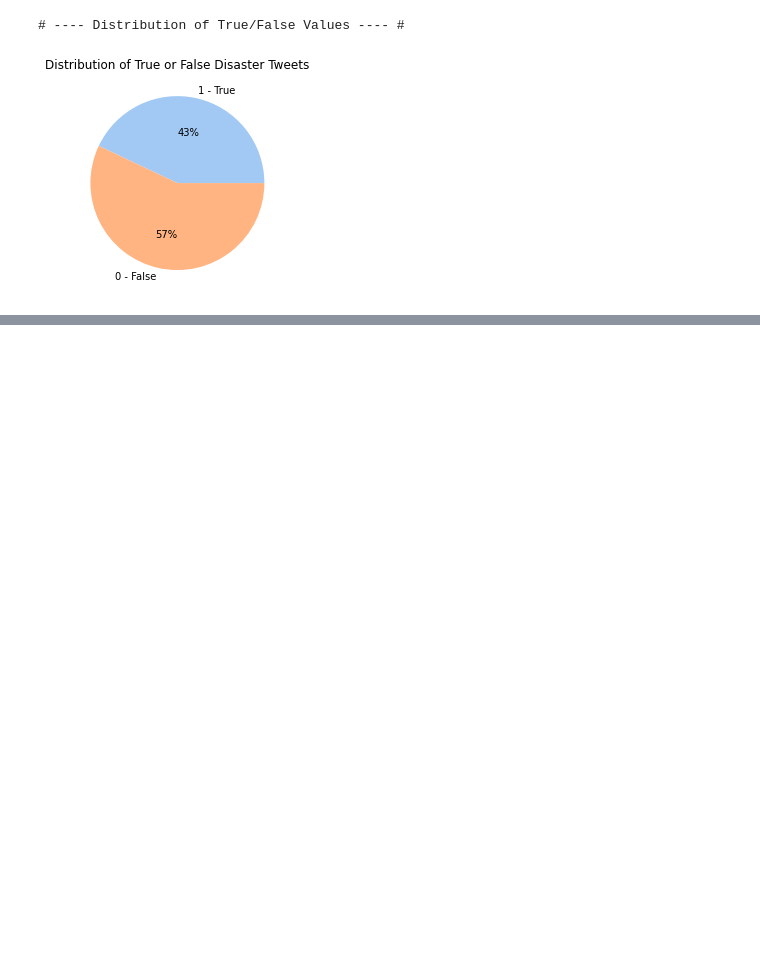
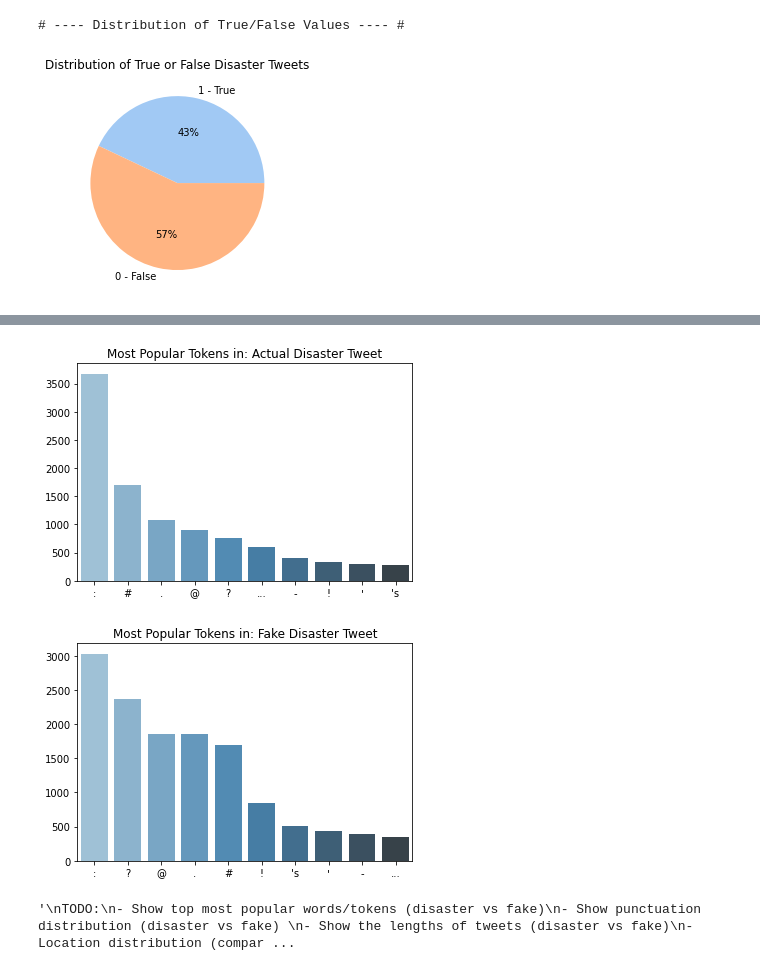
Before and after one commit to tenzinmigmar/disaster-tweet-text-classification, a Jupyter notebook: exploration_and_visualization.ipynb, the cells around one changed output, grey strips where cells are left out. Drawn from its saved outputs; the diff is of its cells as text; code cells hidden in the pictures; blank space fills up the shorter version.

```diff
--- a/exploration_and_visualization.ipynb
+++ b/exploration_and_visualization.ipynb
@@ -51,0 +89,9 @@ TypeError: fit_transform() missing 1 required positional argument: 'raw_document
+# %%
+real_punct_tokens = create_tokens(df_real, "punct")
+fake_punct_tokens = create_tokens(df_fake, "punct")
+
+most_popular(real_punct_tokens, "Actual Disaster Tweet")
+most_popular(fake_punct_tokens, "Fake Disaster Tweet")
+# %% [output]
+[figure, added]
+[figure, added]
@@ -51,0 +107,11 @@ TypeError: fit_transform() missing 1 required positional argument: 'raw_document
+# %%
+"""
+TODO:
+- Show top most popular words/tokens (disaster vs fake)
+- Show punctuation distribution (disaster vs fake)
+- Show the lengths of tweets (disaster vs fake)
+- Location distribution (compare disaster vs fake)
+- Keyword distribution (compare disaster vs fake)
+"""
+# %% [output]
+'\nTODO:\n- Show top most popular words/tokens (disaster vs fake)\n- Show punctuation distribution (disaster vs fake) \n- Show the lengths of tweets (disaster vs fake)\n- Location distribution (compar ...
```
Also changed, not shown: parts of 4 cells of this notebook.
